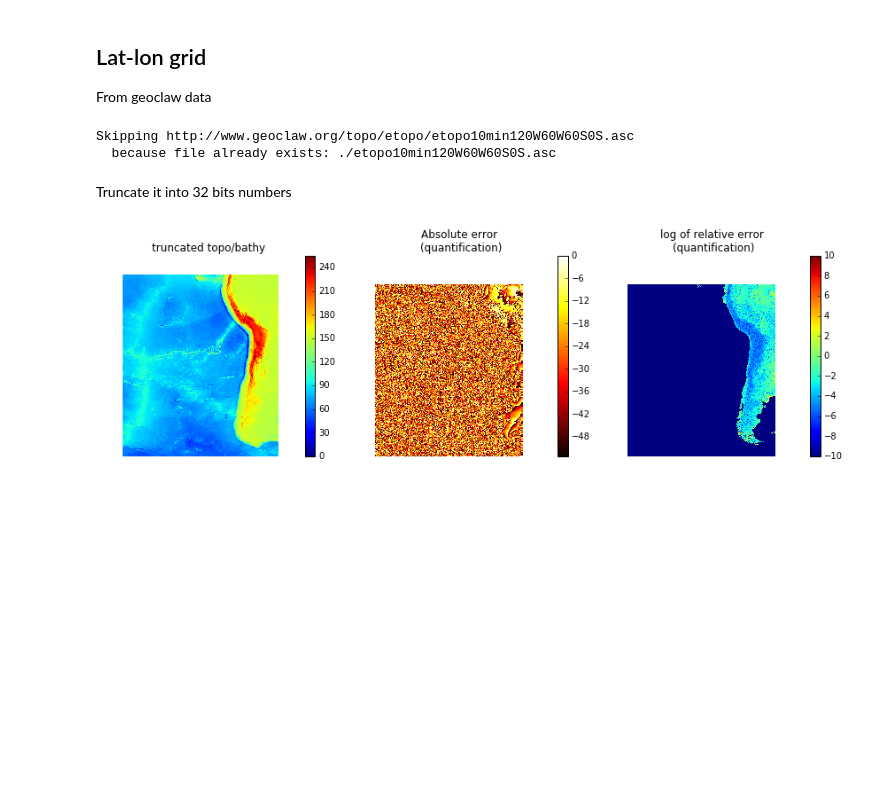
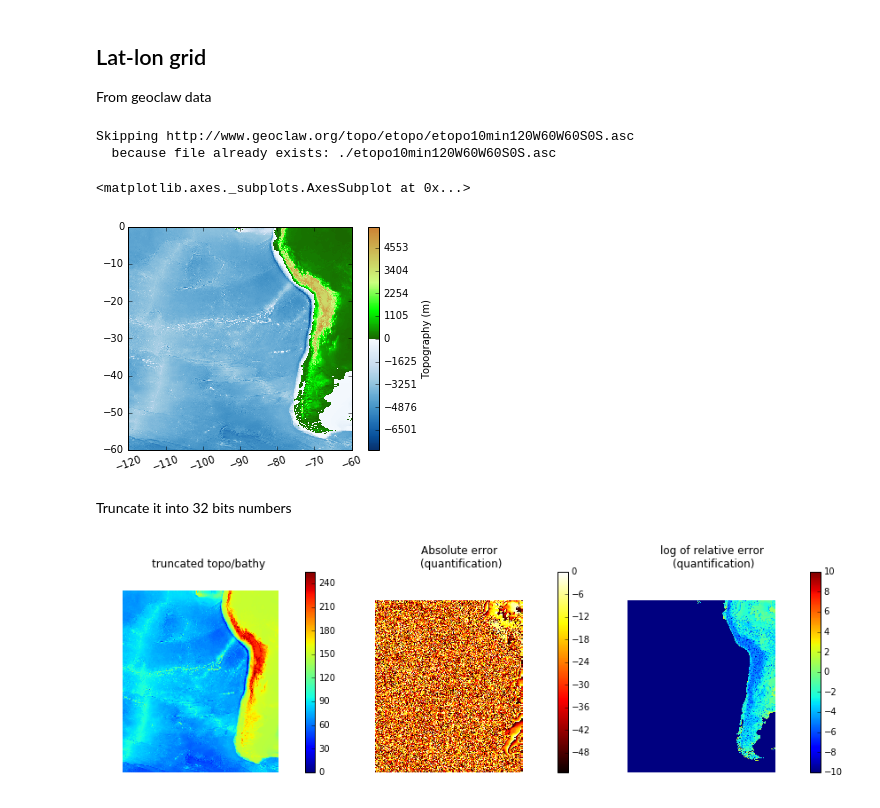
Before and after one commit to jgalazm/tsunamilab, a Jupyter notebook: data/convert2image.ipynb, the cells around one changed output. Saved outputs shown, nothing was run; the diff lists cells and outputs as text; code cells hidden in the pictures; blank space fills up the shorter version.

```diff
--- a/data/convert2image.ipynb
+++ b/data/convert2image.ipynb
@@ -106,6 +106,11 @@ topo2 = topotools.Topography(topo_fname, topo_type=2)
 # %% [output]
 Skipping http://www.geoclaw.org/topo/etopo/etopo10min120W60W60S0S.asc
   because file already exists: ./etopo10min120W60W60S0S.asc
+# %%
+topo2.plot()
+# %% [output]
+<matplotlib.axes._subplots.AxesSubplot at 0x...>
+[figure, added]
 # %% [markdown]
 Truncate it into 32 bits numbers
 # %%
```
Also changed, not shown: parts of 22 cells of this notebook, 22 other files.
